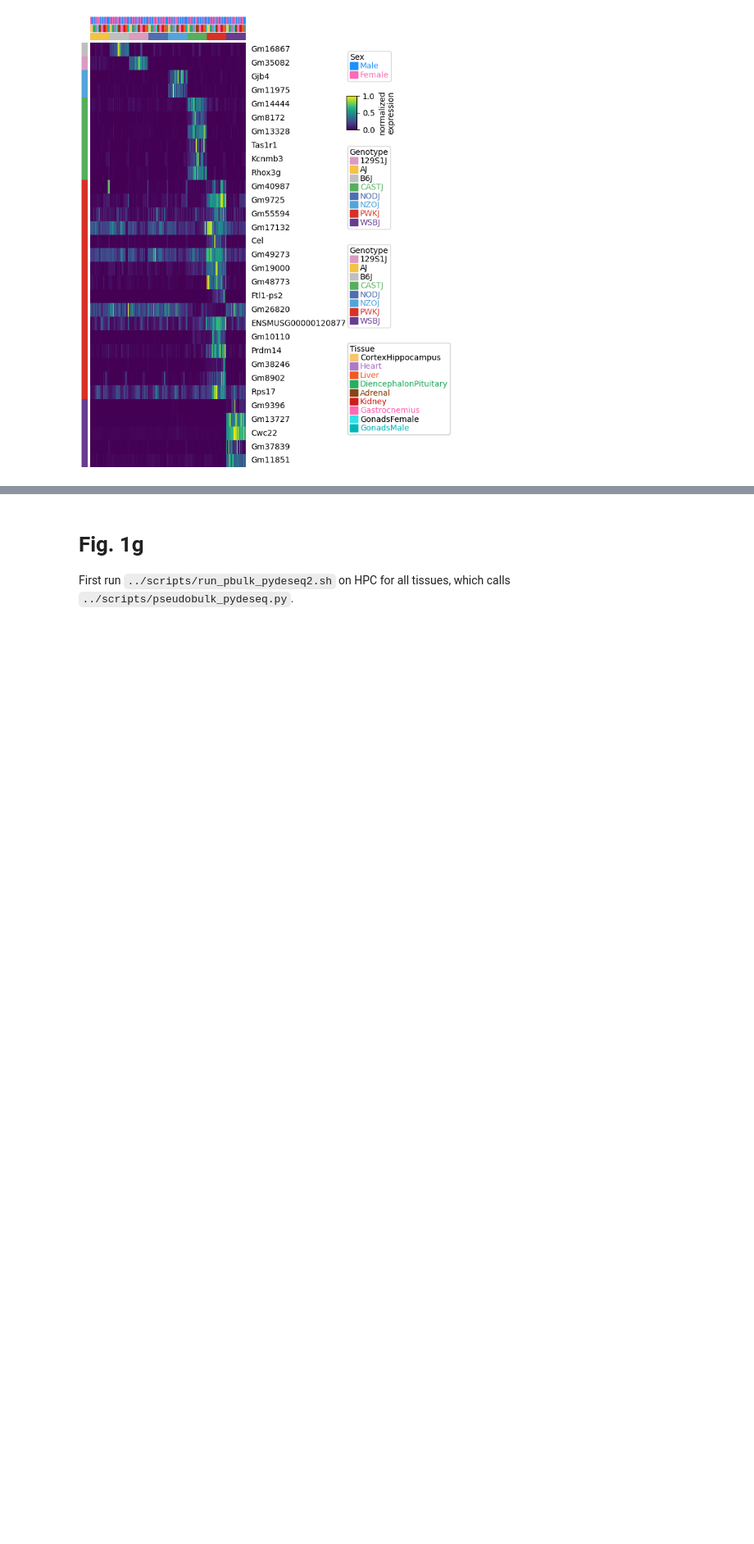
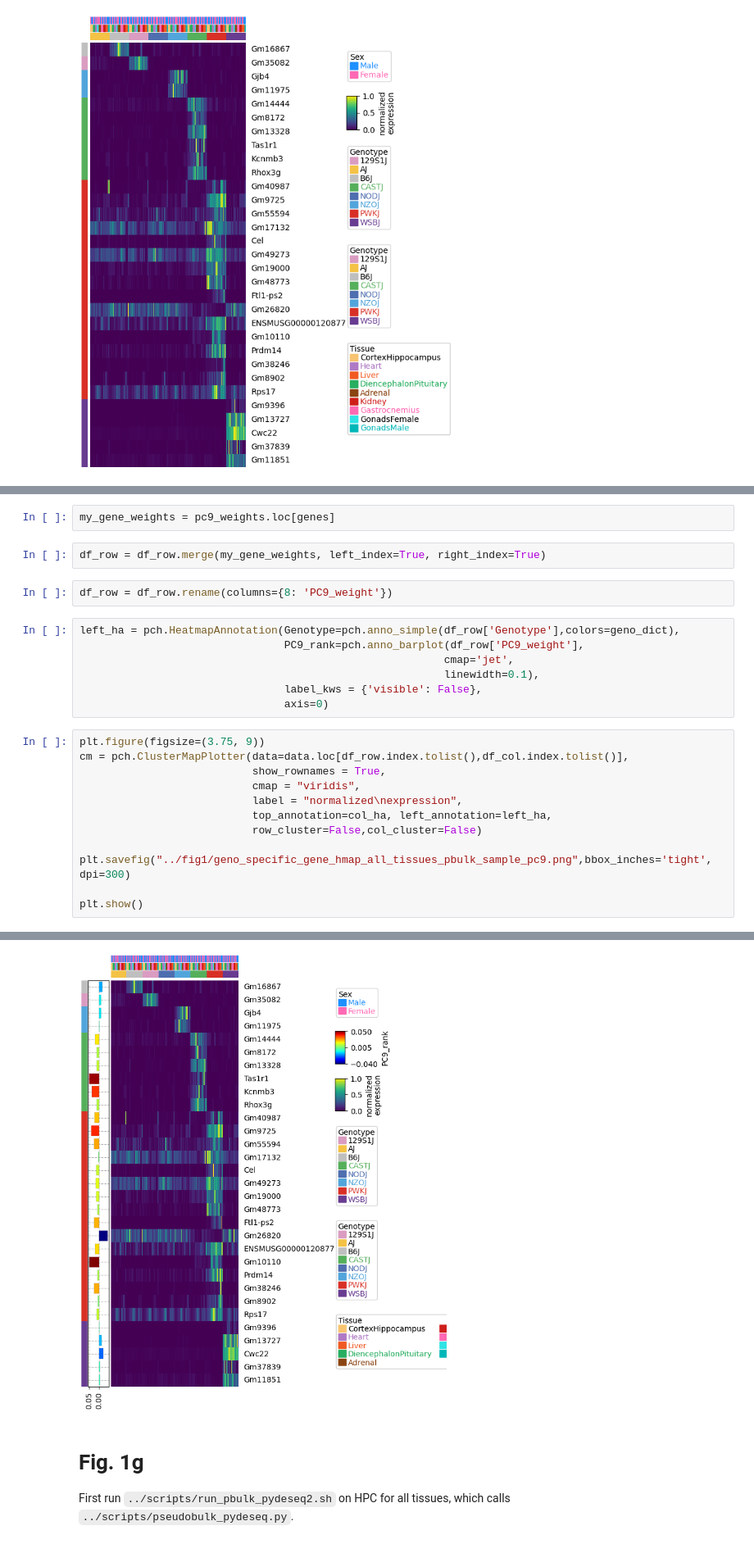
Before and after one commit to mortazavilab/8cube_manuscript, a Jupyter notebook: notebooks/Fig1.ipynb, the cells around one changed output, grey strips where cells are left out. Shown at 82% size. Cells and saved outputs as stored; diff of their text form; blank space fills up the shorter version.

```diff
--- a/notebooks/Fig1.ipynb
+++ b/notebooks/Fig1.ipynb
@@ -663,0 +682,26 @@ Estimated legend width: 50.65416666666667 mm
+# %%
+my_gene_weights = pc9_weights.loc[genes]
+# %%
+df_row = df_row.merge(my_gene_weights, left_index=True, right_index=True)
+# %%
+df_row = df_row.rename(columns={8: 'PC9_weight'})
+# %%
+left_ha = pch.HeatmapAnnotation(Genotype=pch.anno_simple(df_row['Genotype'],colors=geno_dict),
+                                PC9_rank=pch.anno_barplot(df_row['PC9_weight'],
+                                                         cmap='jet',
+                                                         linewidth=0.1),
+                                label_kws = {'visible': False},
+                                axis=0)
+# %%
+plt.figure(figsize=(3.75, 9))
+cm = pch.ClusterMapPlotter(data=data.loc[df_row.index.tolist(),df_col.index.tolist()],
+                           show_rownames = True,
+                           cmap = "viridis",
+                           label = "normalized\nexpression",
+                           top_annotation=col_ha, left_annotation=left_ha,
+                           row_cluster=False,col_cluster=False)
+
+plt.savefig("../fig1/geno_specific_gene_hmap_all_tissues_pbulk_sample_pc9.png",bbox_inches='tight', dpi=300)
+
+plt.show()
+# %% [output]
@@ -664,3 +722,4 @@ Estimated legend width: 50.65416666666667 mm
+[figure, added]
 # %% [markdown]
 # Fig. 1g
 
```
Also changed, not shown: parts of 11 cells of this notebook, 16 other files.
